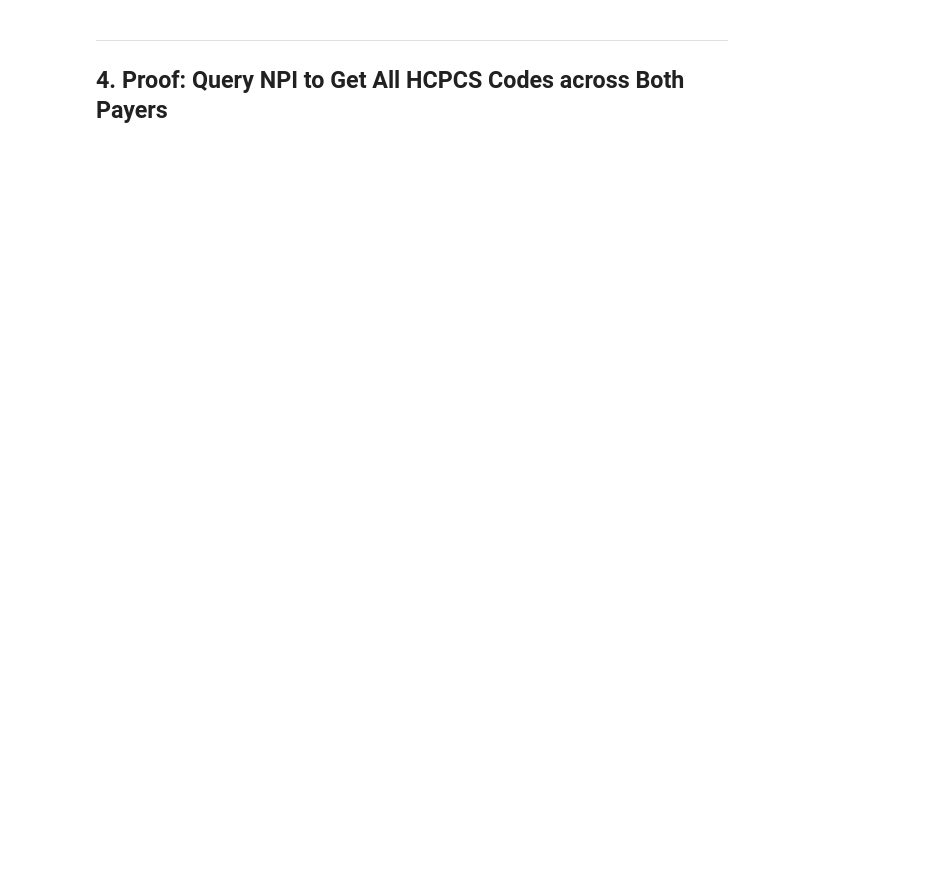
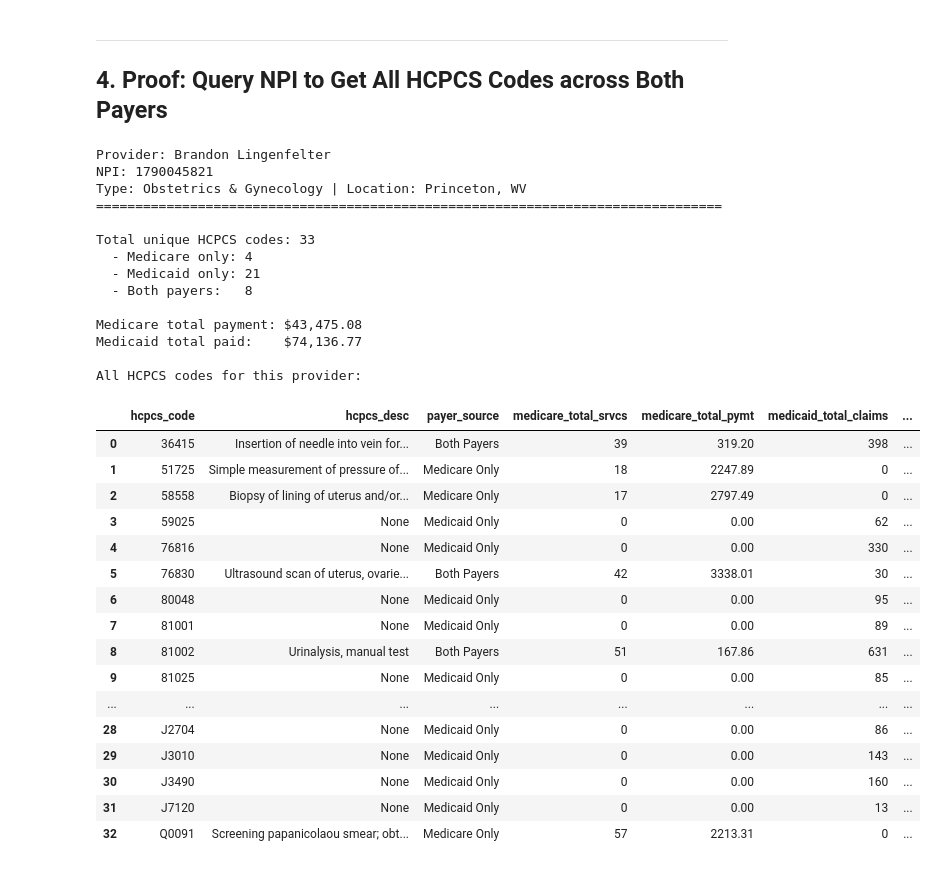
Before and after one commit to MerokaInc/quality-stream, a Jupyter notebook: notebook.ipynb, the cells around one changed output. Cells and saved outputs as stored; diff of their text form; code cells hidden in the pictures; blank space fills up the shorter version.

```diff
--- a/notebook.ipynb
+++ b/notebook.ipynb
@@ -288,59 +437,87 @@ fig.show()
 ---
 ## 4. Proof: Query NPI to Get All HCPCS Codes across Both Payers
 # %%
-# Find a provider that appears in BOTH payers with many HCPCS codes
-demo = con.execute("""
-    SELECT npi, count(*) AS num_codes
-    FROM joined
-    WHERE payer_source = 'Both Payers'
-    GROUP BY npi
-    ORDER BY num_codes DESC
-    LIMIT 1
-""").fetchone()
-demo_npi = demo[0]
+# Proof: Dr. Brandon M. Lingenfelter, DO, PhD — OB-GYN, Princeton, WV
+# Individual NPI: 1790045821
+demo_npi = "1790045821"
 
 # Provider header
-info = con.execute(f"""
-    SELECT DISTINCT provider_name, provider_type, provider_state, provider_city
+info = con.execute("""
+    SELECT provider_name, provider_type, provider_state, provider_city
     FROM joined
-    WHERE npi = '{demo_npi}' AND provider_name IS NOT NULL
+    WHERE npi = ? AND provider_name IS NOT NULL AND provider_name != ''
     LIMIT 1
-""").fetchone()
+""", [demo_npi]).fetchone()
 
-print(f"Demo Provider: {info[0]}")
-print(f"NPI: {demo_npi}")
-print(f"Type: {info[1]} | Location: {info[3]}, {info[2]}")
+if info:
+    print(f"Provider: {info[0]}")
+    print(f"NPI: {demo_npi}")
+    print(f"Type: {info[1]} | Location: {info[3]}, {info[2]}")
+else:
+    print(f"NPI: {demo_npi}")
 print("=" * 80)
 
 # Breakdown
-breakdown = con.execute(f"""
+breakdown = con.execute("""
     SELECT
         count(*) AS total_hcpcs,
         count(*) FILTER (WHERE payer_source = 'Medicare Only') AS medicare_only,
         count(*) FILTER (WHERE payer_source = 'Medicaid Only') AS medicaid_only,
         count(*) FILTER (WHERE payer_source = 'Both Payers')   AS both_payers,
         sum(medicare_total_pymt) AS total_medicare_pymt,
         sum(medicaid_total_paid) AS total_medicaid_paid
     FROM joined
-    WHERE npi = '{demo_npi}'
-""").fetchone()
+    WHERE npi = ?
+""", [demo_npi]).fetchone()
 
 print(f"\nTotal unique HCPCS codes: {breakdown[0]}")
 print(f"  - Medicare only: {breakdown[1]}")
 print(f"  - Medicaid only: {breakdown[2]}")
 print(f"  - Both payers:   {breakdown[3]}")
 print(f"\nMedicare total payment: ${breakdown[4]:,.2f}")
 print(f"Medicaid total paid:    ${breakdown[5]:,.2f}")
 
 print(f"\nAll HCPCS codes for this provider:")
-con.execute(f"""
+con.execute("""
     SELECT hcpcs_code, hcpcs_desc, payer_source,
            medicare_total_srvcs, medicare_total_pymt,
            medicaid_total_claims, medicaid_total_paid
     FROM joined
-    WHERE npi = '{demo_npi}'
+    WHERE npi = ?
     ORDER BY hcpcs_code
-""").df()
+""", [demo_npi]).df()
+# %% [output]
+Provider: Brandon Lingenfelter
+NPI: 1790045821
+Type: Obstetrics & Gynecology | Location: Princeton, WV
+================================================================================
+
+Total unique HCPCS codes: 33
+  - Medicare only: 4
+  - Medicaid only: 21
+  - Both payers:   8
+
+Medicare total payment: $43,475.08
+Medicaid total paid:    $74,136.77
+
+All HCPCS codes for this provider:
+|  | hcpcs_code | hcpcs_desc | payer_source | medicare_total_srvcs | medicare_total_pymt | medicaid_total_claims | ... |
+| 0 | 36415 | Insertion of needle into vein for... | Both Payers | 39 | 319.20 | 398 | ... |
+| 1 | 51725 | Simple measurement of pressure of... | Medicare Only | 18 | 2247.89 | 0 | ... |
+| 2 | 58558 | Biopsy of lining of uterus and/or... | Medicare Only | 17 | 2797.49 | 0 | ... |
+| 3 | 59025 | None | Medicaid Only | 0 | 0.00 | 62 | ... |
+| 4 | 76816 | None | Medicaid Only | 0 | 0.00 | 330 | ... |
+| 5 | 76830 | Ultrasound scan of uterus, ovarie... | Both Payers | 42 | 3338.01 | 30 | ... |
+| 6 | 80048 | None | Medicaid Only | 0 | 0.00 | 95 | ... |
+| 7 | 81001 | None | Medicaid Only | 0 | 0.00 | 89 | ... |
+| 8 | 81002 | Urinalysis, manual test | Both Payers | 51 | 167.86 | 631 | ... |
+| 9 | 81025 | None | Medicaid Only | 0 | 0.00 | 85 | ... |
+| ... | ... | ... | ... | ... | ... | ... | ... |
+| 28 | J2704 | None | Medicaid Only | 0 | 0.00 | 86 | ... |
+| 29 | J3010 | None | Medicaid Only | 0 | 0.00 | 143 | ... |
+| 30 | J3490 | None | Medicaid Only | 0 | 0.00 | 160 | ... |
+| 31 | J7120 | None | Medicaid Only | 0 | 0.00 | 13 | ... |
+| 32 | Q0091 | Screening papanicolaou smear; obt... | Medicare Only | 57 | 2213.31 | 0 | ... |
 # %%
 # Reusable lookup function — query any NPI via DuckDB
 def lookup_npi(npi_str):
```
Also changed, not shown: parts of 11 cells of this notebook, 1 other file.
